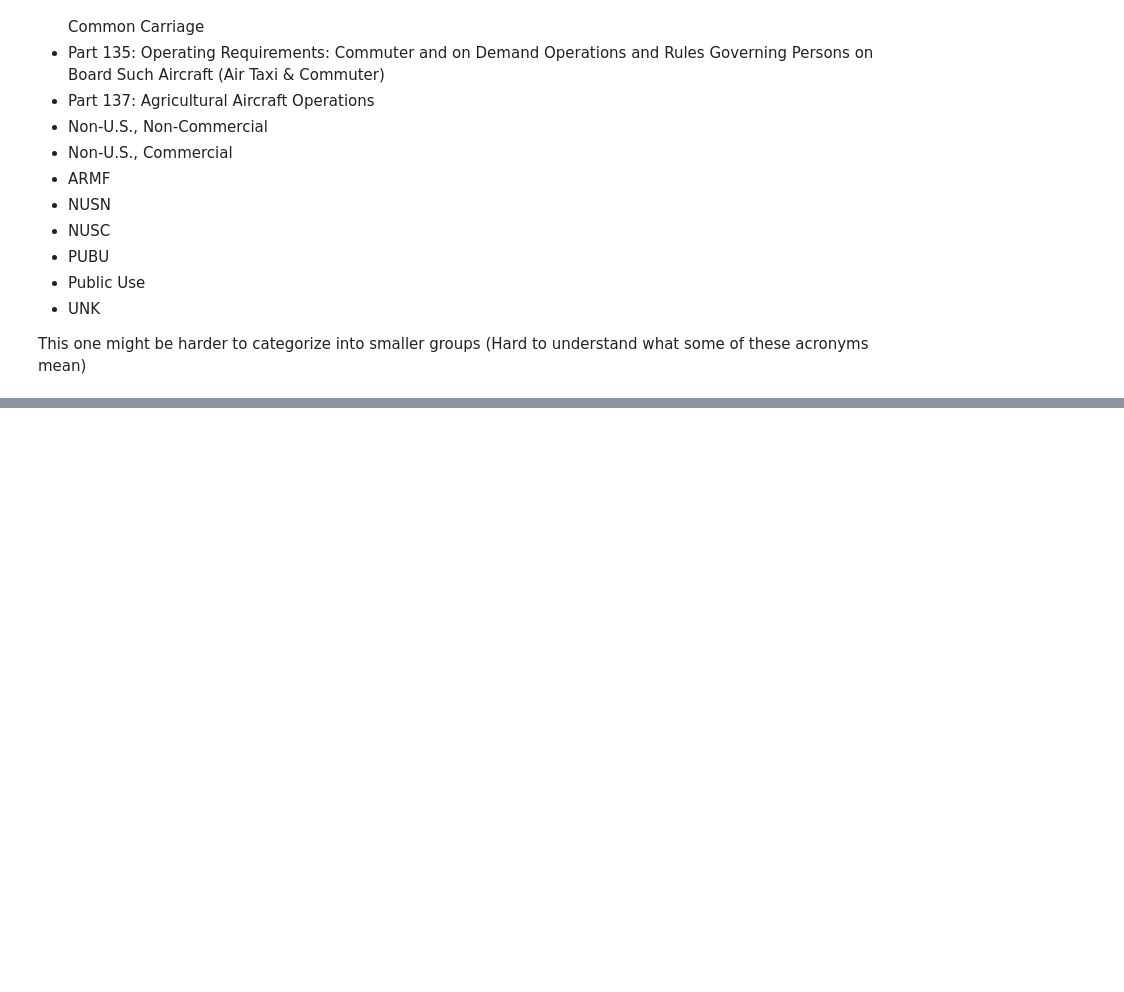
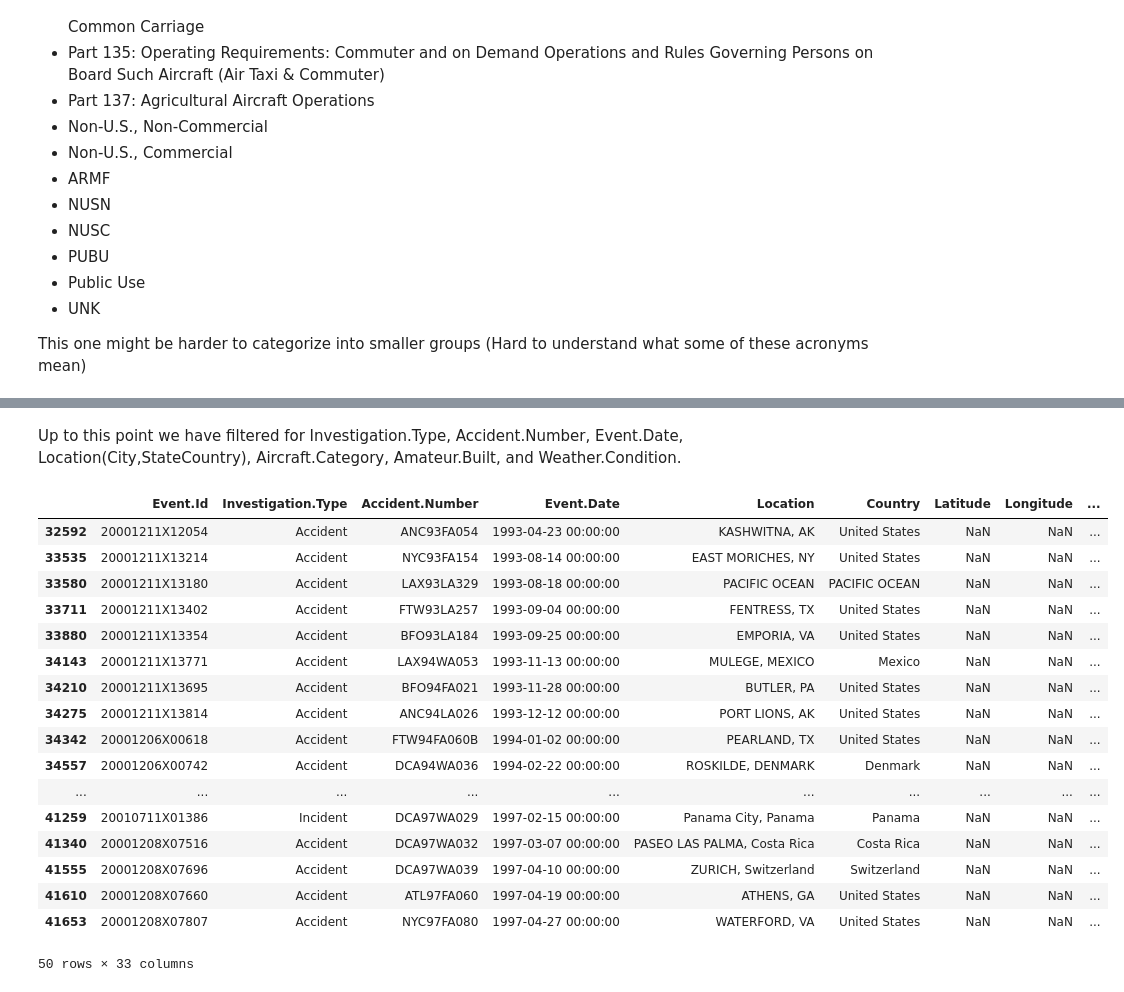
Before and after one commit to DBAfox/Phase_1_project, a Jupyter notebook: index.ipynb, the cells around one changed output, grey strips where cells are left out. Cells and saved outputs as stored; diff of their text form; code cells hidden in the pictures; blank space fills up the shorter version.

Commit message:
Filtered and Cleaned Data. Ready for analysis.

```diff
--- a/index.ipynb
+++ b/index.ipynb
@@ -562,0 +604,23 @@ Things to change:
+# %% [markdown]
+Up to this point we have filtered for Investigation.Type, Accident.Number, Event.Date, Location(City,StateCountry), Aircraft.Category, Amateur.Built, and Weather.Condition.
+# %%
+df.head(50)
+# %% [output]
+|  | Event.Id | Investigation.Type | Accident.Number | Event.Date | Location | Country | Latitude | Longitude | ... |
+| 32592 | 20001211X12054 | Accident | ANC93FA054 | 1993-04-23 00:00:00 | KASHWITNA, AK | United States | NaN | NaN | ... |
+| 33535 | 20001211X13214 | Accident | NYC93FA154 | 1993-08-14 00:00:00 | EAST MORICHES, NY | United States | NaN | NaN | ... |
+| 33580 | 20001211X13180 | Accident | LAX93LA329 | 1993-08-18 00:00:00 | PACIFIC OCEAN | PACIFIC OCEAN | NaN | NaN | ... |
+| 33711 | 20001211X13402 | Accident | FTW93LA257 | 1993-09-04 00:00:00 | FENTRESS, TX | United States | NaN | NaN | ... |
+| 33880 | 20001211X13354 | Accident | BFO93LA184 | 1993-09-25 00:00:00 | EMPORIA, VA | United States | NaN | NaN | ... |
+| 34143 | 20001211X13771 | Accident | LAX94WA053 | 1993-11-13 00:00:00 | MULEGE, MEXICO | Mexico | NaN | NaN | ... |
+| 34210 | 20001211X13695 | Accident | BFO94FA021 | 1993-11-28 00:00:00 | BUTLER, PA | United States | NaN | NaN | ... |
+| 34275 | 20001211X13814 | Accident | ANC94LA026 | 1993-12-12 00:00:00 | PORT LIONS, AK | United States | NaN | NaN | ... |
+| 34342 | 20001206X00618 | Accident | FTW94FA060B | 1994-01-02 00:00:00 | PEARLAND, TX | United States | NaN | NaN | ... |
+| 34557 | 20001206X00742 | Accident | DCA94WA036 | 1994-02-22 00:00:00 | ROSKILDE, DENMARK | Denmark | NaN | NaN | ... |
+| ... | ... | ... | ... | ... | ... | ... | ... | ... | ... |
+| 41259 | 20010711X01386 | Incident | DCA97WA029 | 1997-02-15 00:00:00 | Panama City, Panama | Panama | NaN | NaN | ... |
+| 41340 | 20001208X07516 | Accident | DCA97WA032 | 1997-03-07 00:00:00 | PASEO LAS PALMA, Costa Rica | Costa Rica | NaN | NaN | ... |
+| 41555 | 20001208X07696 | Accident | DCA97WA039 | 1997-04-10 00:00:00 | ZURICH, Switzerland | Switzerland | NaN | NaN | ... |
+| 41610 | 20001208X07660 | Accident | ATL97FA060 | 1997-04-19 00:00:00 | ATHENS, GA | United States | NaN | NaN | ... |
+| 41653 | 20001208X07807 | Accident | NYC97FA080 | 1997-04-27 00:00:00 | WATERFORD, VA | United States | NaN | NaN | ... |
+50 rows × 33 columns
```
Also changed, not shown: parts of 83 cells of this notebook.
